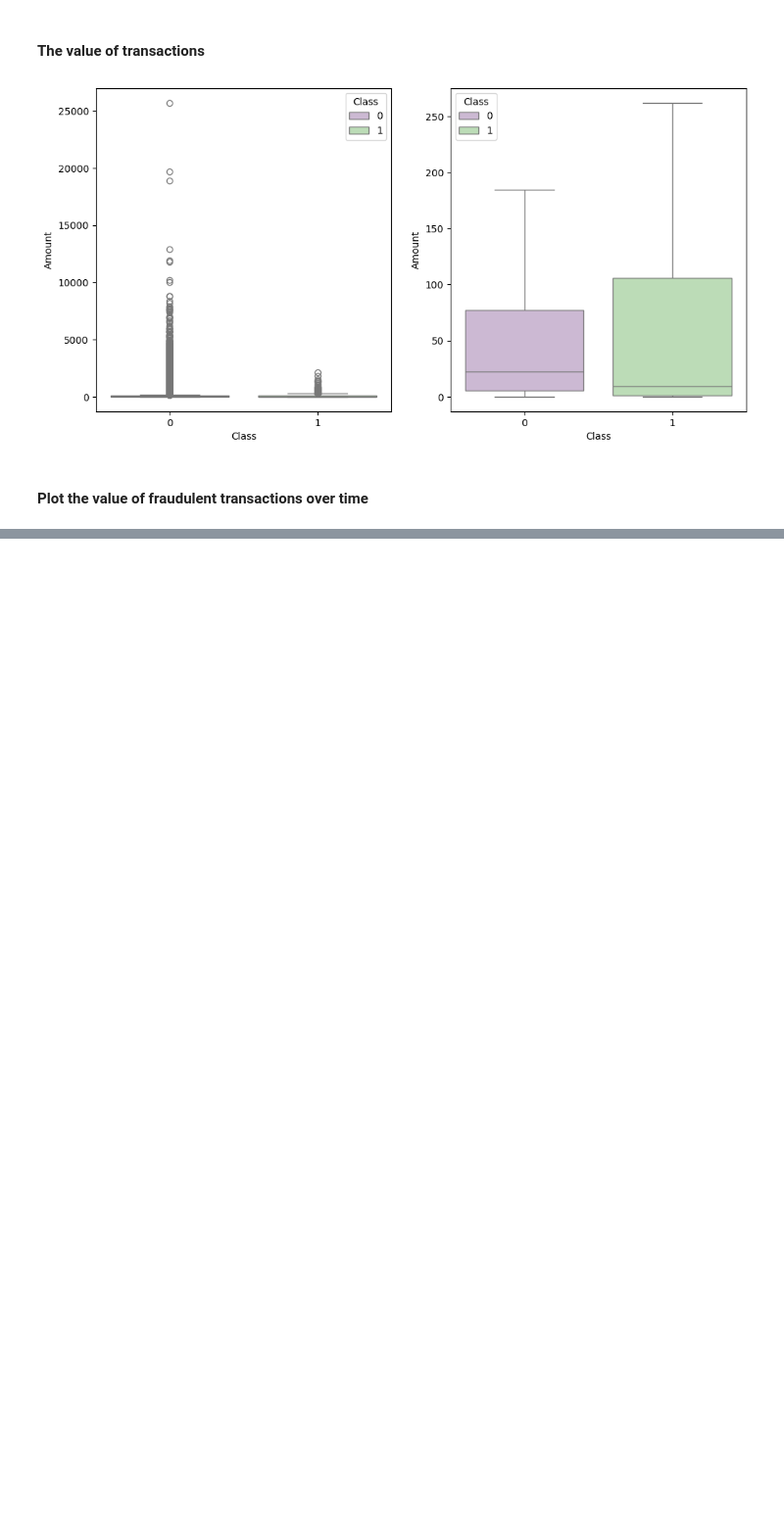
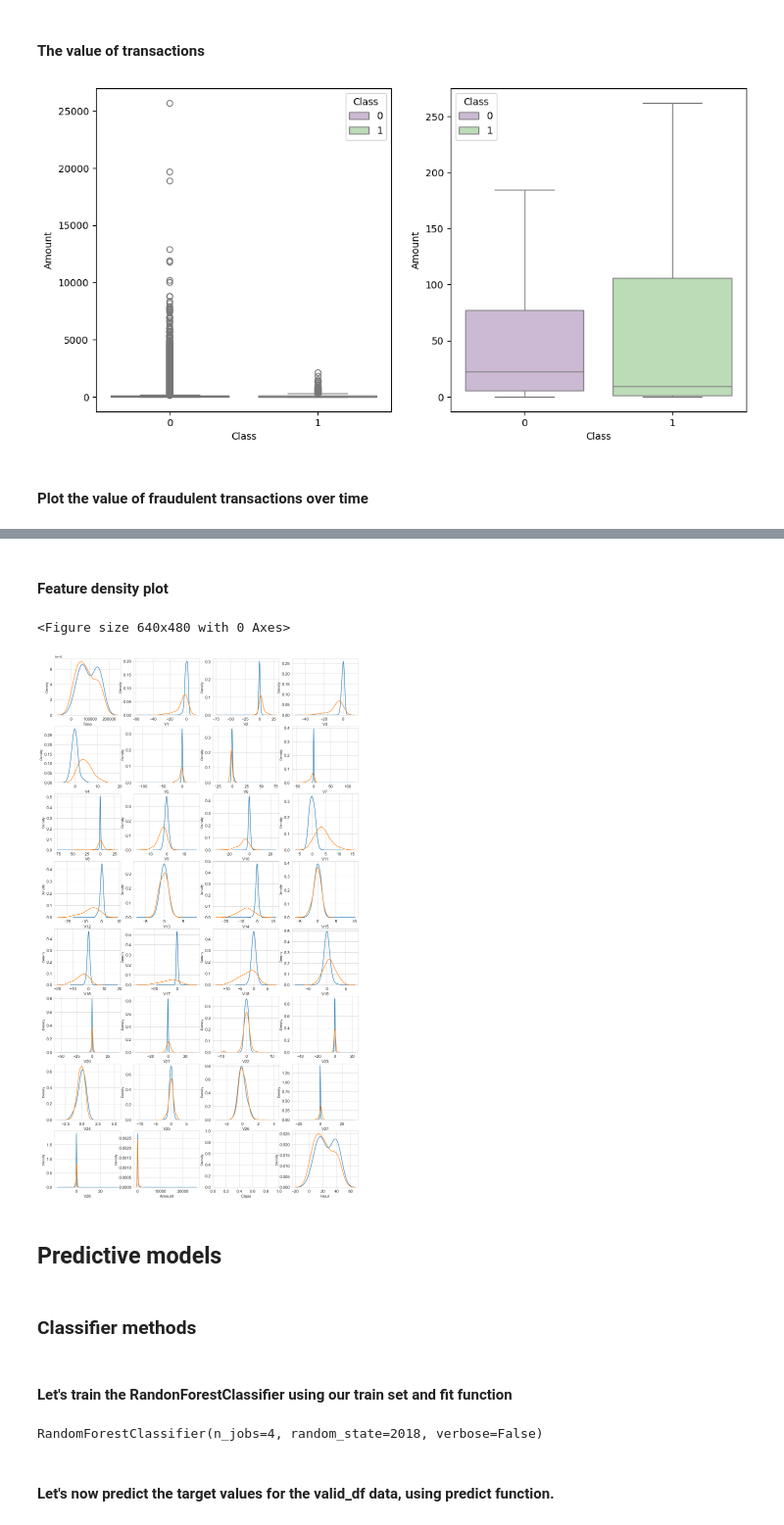
Before and after one commit to KurtMaxwellKusterer/Credit-card-Fraud-detection-models, a Jupyter notebook: Credit card fraud.ipynb, the cells around one changed output, grey strips where cells are left out. Shown at 98% size. Drawn from its saved outputs; the diff is of its cells as text; code cells hidden in the pictures; blank space fills up the shorter version.

```diff
--- a/Credit card fraud.ipynb
+++ b/Credit card fraud.ipynb
@@ -250,0 +242,29 @@ IS_LOCAL = False
+# %% [markdown]
+#### Feature density plot
+# %%
+var = df.columns.values
+
+i = 0
+t0 = df.loc[df['Class'] == 0]
+t1 = df.loc[df['Class'] == 1]
+
+sns.set_style('whitegrid')
+plt.figure()
+fig, ax = plt.subplots(8,4,figsize=(16,28))
+
+for feature in var:
+    i += 1
+    plt.subplot(8,4,i)
+    sns.kdeplot(t0[feature], bw=0.5,label="Class = 0")
+    sns.kdeplot(t1[feature], bw=0.5,label="Class = 1")
+    plt.xlabel(feature, fontsize=12)
+    locs, labels = plt.xticks()
+    plt.tick_params(axis='both', which='major', labelsize=12)
+plt.show();
+# %% [output]
+<Figure size 640x480 with 0 Axes>
+[figure, added]
+# %% [markdown]
+## Predictive models
+# %% [markdown]
+### Classifier methods
@@ -250,0 +315,8 @@ IS_LOCAL = False
+# %% [markdown]
+#### Let's train the RandonForestClassifier using our train set and fit function
+# %%
+clf.fit(train[predictors], train[target].values)
+# %% [output]
+RandomForestClassifier(n_jobs=4, random_state=2018, verbose=False)
+# %% [markdown]
+#### Let's now predict the target values for the valid_df data, using predict function.
```
Also changed, not shown: parts of 56 cells of this notebook.
